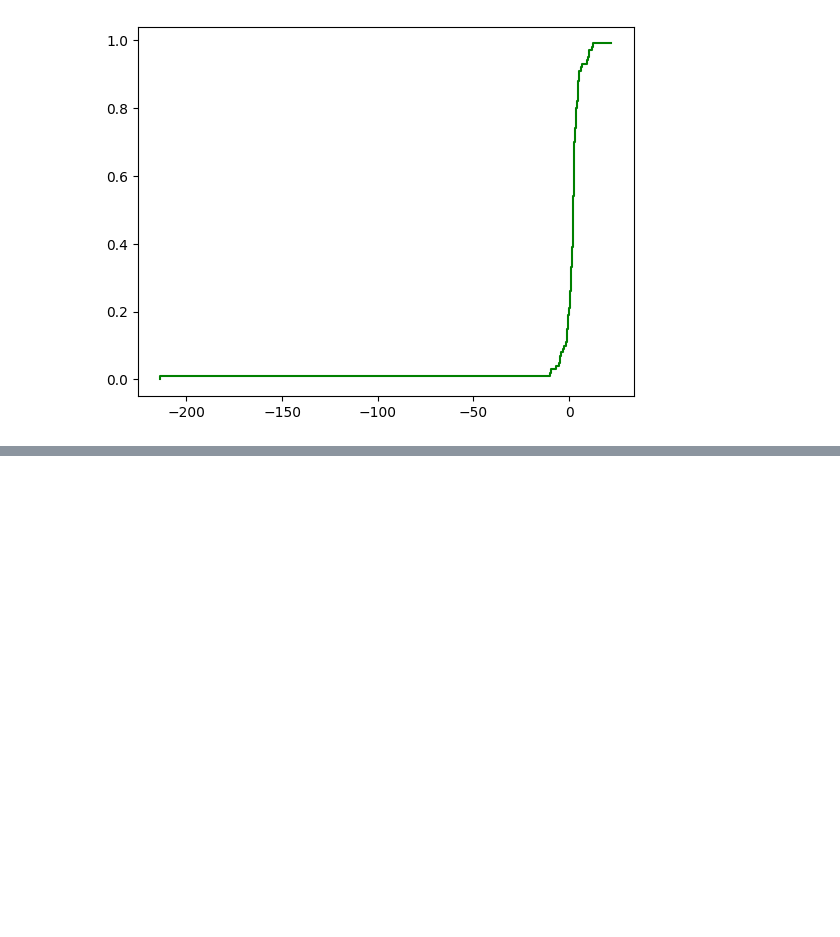
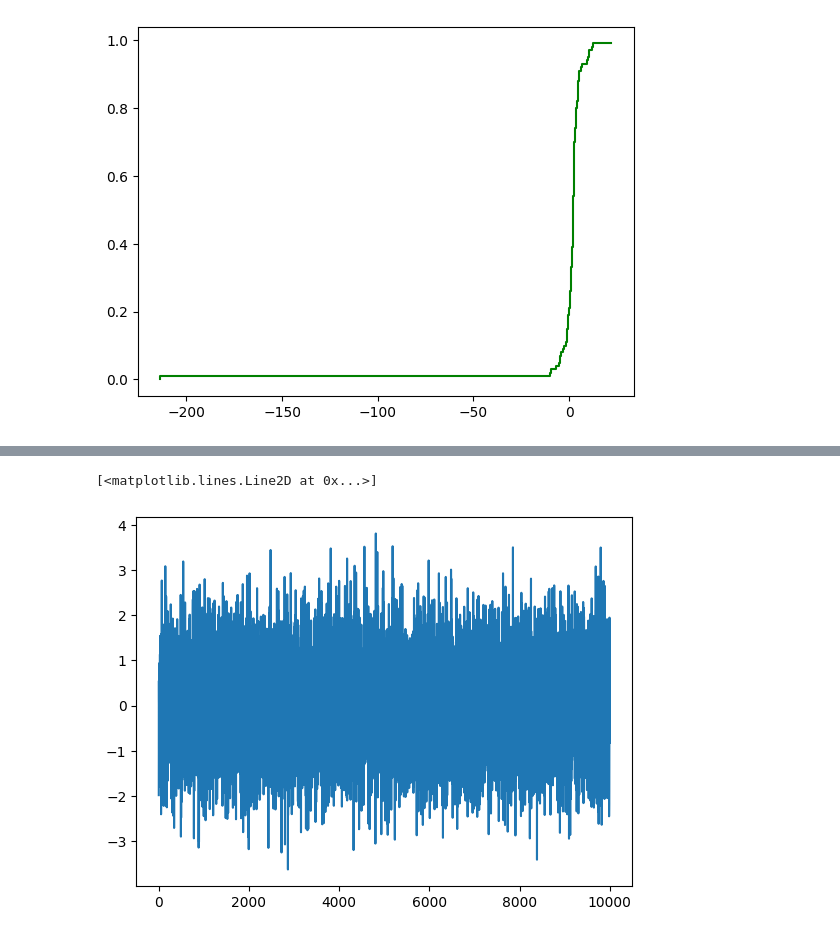
Before and after one commit to Gabriela2685/Simulacion1, a Jupyter notebook: Funciones.ipynb, the cells around one changed output, grey strips where cells are left out. Saved outputs shown, nothing was run; the diff lists cells and outputs as text; code cells hidden in the pictures; blank space fills up the shorter version.

```diff
--- a/Funciones.ipynb
+++ b/Funciones.ipynb
@@ -114,0 +145,5 @@ plt.step(x,y, color='green')
+# %%
+plt.plot(M)
+# %% [output]
+[<matplotlib.lines.Line2D at 0x...>]
+[figure, added]
```
Also changed, not shown: parts of 14 cells of this notebook.
